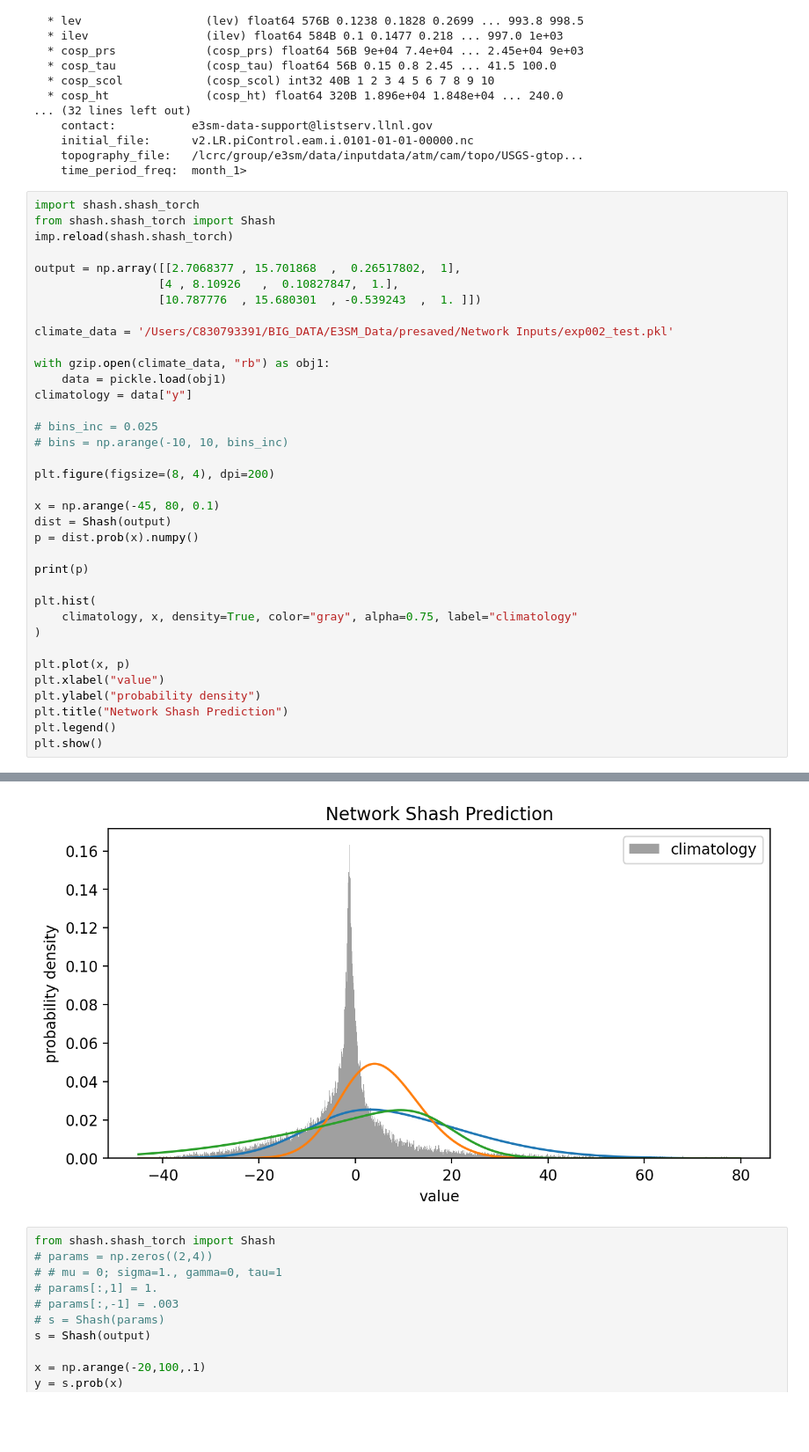
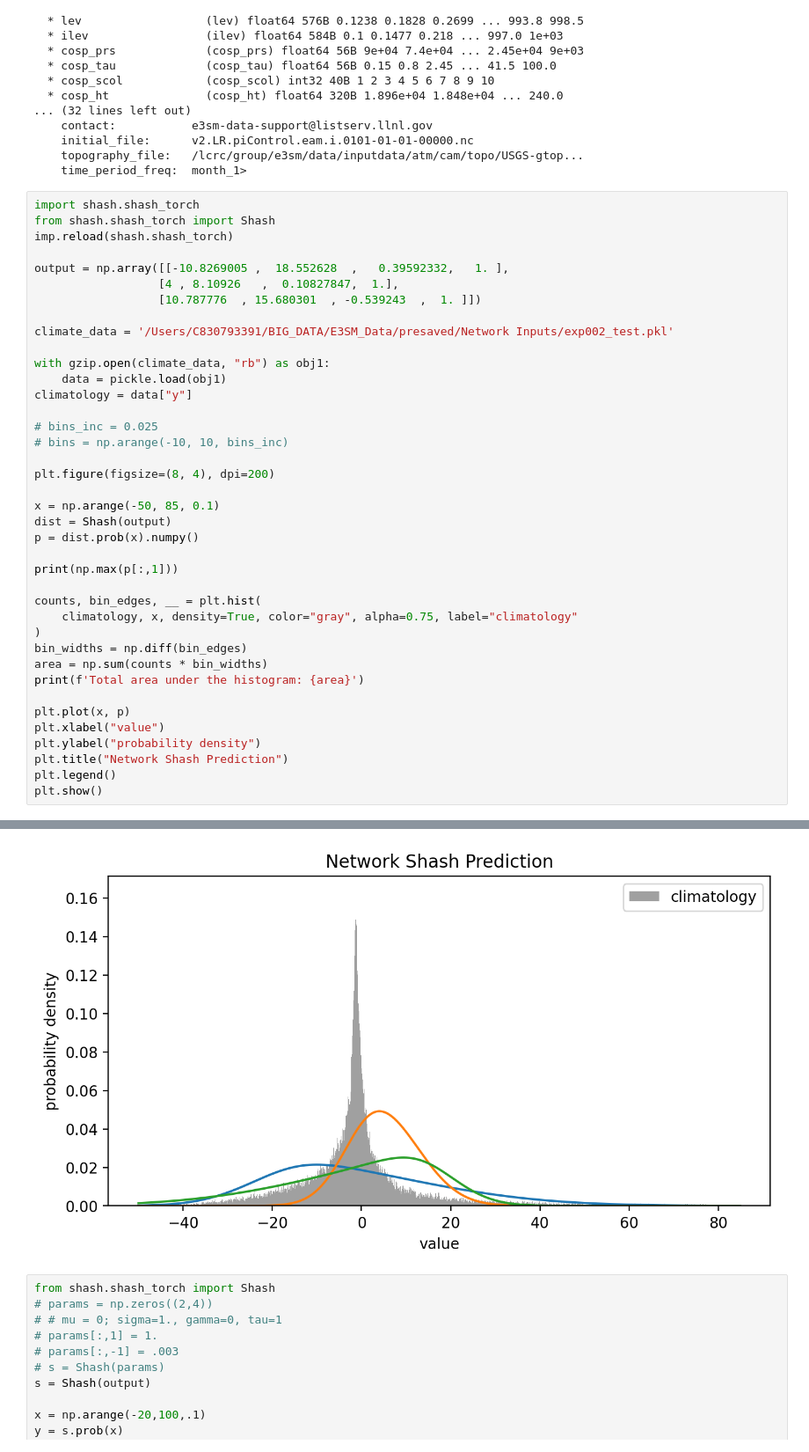
Before and after one commit to Jolan-vP/E3SM, a Jupyter notebook: playfile.ipynb, the cells around one changed output, grey strips where cells are left out. Shown at 88% size. Saved outputs shown, nothing was run; the diff lists cells and outputs as text; blank space fills up the shorter version.

```diff
--- a/playfile.ipynb
+++ b/playfile.ipynb
@@ -87,7 +87,7 @@ import shash.shash_torch
 from shash.shash_torch import Shash
 imp.reload(shash.shash_torch)
 
-output = np.array([[2.7068377 , 15.701868  ,  0.26517802,  1],
+output = np.array([[-10.8269005 ,  18.552628  ,   0.39592332,   1. ],
                   [4 , 8.10926   ,  0.10827847,  1.],
                   [10.787776  , 15.680301  , -0.539243  ,  1. ]])
 
@@ -102,15 +102,18 @@ climatology = data["y"]
 
 plt.figure(figsize=(8, 4), dpi=200)
 
-x = np.arange(-45, 80, 0.1)
+x = np.arange(-50, 85, 0.1)
 dist = Shash(output)
 p = dist.prob(x).numpy()
 
-print(p)
+print(np.max(p[:,1]))
 
-plt.hist(
+counts, bin_edges, __ = plt.hist(
     climatology, x, density=True, color="gray", alpha=0.75, label="climatology"
 )
+bin_widths = np.diff(bin_edges)
+area = np.sum(counts * bin_widths)
+print(f'Total area under the histogram: {area}')
 
 plt.plot(x, p)
 plt.xlabel("value")
@@ -129,4 +127,4 @@ plt.show()
-[figure, old version]
+[figure, new version]
 # %%
 from shash.shash_torch import Shash
 # params = np.zeros((2,4))
```
Also changed, not shown: parts of 1 cell of this notebook, 7 other files.
